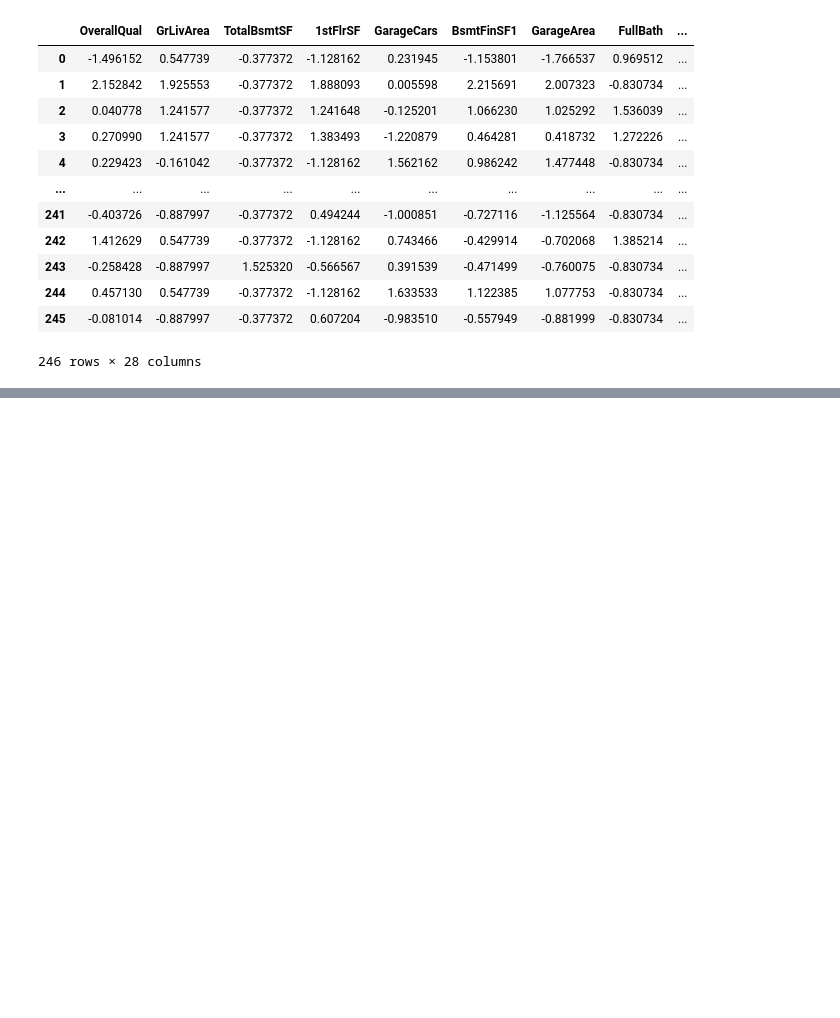
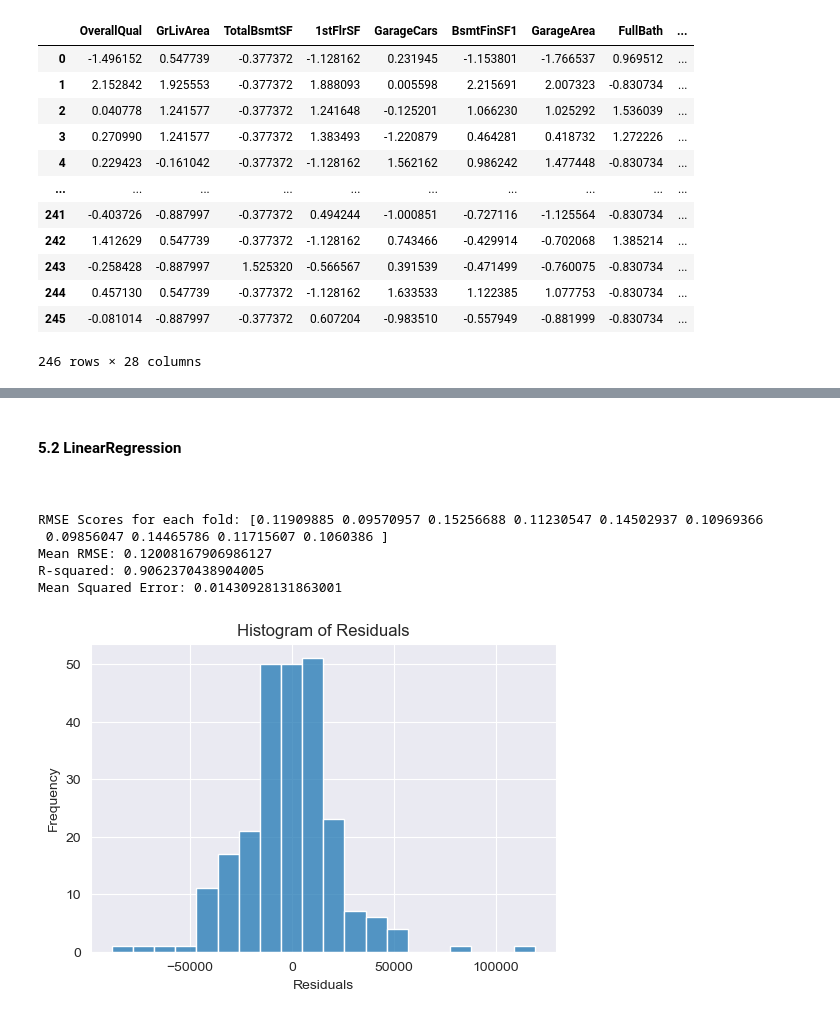
Before and after one commit to zygao930/CS010-Comprehensive-Predictive-Modeling-of-Ames-House-Prices, a Jupyter notebook: Comprehensive Predictive Modeling of Ames House Prices.ipynb, the cells around one changed output, grey strips where cells are left out. Saved outputs shown, nothing was run; the diff lists cells and outputs as text; code cells hidden in the pictures; blank space fills up the shorter version.

Commit message:
update linearregression

```diff
--- a/Comprehensive Predictive Modeling of Ames House Prices.ipynb
+++ b/Comprehensive Predictive Modeling of Ames House Prices.ipynb
@@ -630,0 +643,55 @@ X_test_transformed_df
+# %%
+from sklearn.model_selection import KFold
+from sklearn.model_selection import cross_val_score
+from sklearn.metrics import mean_squared_error
+from sklearn.metrics import r2_score
+
+num_folds = 10
+seed = 7
+
+kfold = KFold(n_splits=10, shuffle=True, random_state=seed)
+# %% [markdown]
+<br>
+
+<b>5.2 LinearRegression</b>
+
+<br>
+# %%
+from sklearn.linear_model import LinearRegression
+
+model = LinearRegression(
+    fit_intercept=True,   # Whether to calculate the intercept for this model
+    copy_X=True,          # If True, X will be copied; else, it may be overwritten
+    n_jobs=None           # The number of jobs to use for the computation. -1 means using all processors
+)
+model.fit(X_train_transformed_df,y_train)
+
+scores = cross_val_score(model,X_train_transformed_df,y_train,cv=kfold,scoring='neg_mean_squared_error')
+rmse_scores = np.sqrt(-scores)
+print("RMSE Scores for each fold:", rmse_scores)
+mean_rmse = np.mean(rmse_scores)
+print("Mean RMSE:", mean_rmse)
+
+y_predict = model.predict(X_test_transformed_df)
+mse = mean_squared_error(y_test, y_predict)
+r_squared = r2_score(y_test,y_predict)
+print("R-squared:", r_squared)
+print("Mean Squared Error:", mse)
+
+y_test_rescaled = np.exp(y_test)
+y_pred_rescaled = np.exp(y_predict)
+residuals = y_test_rescaled - y_pred_rescaled
+
+plt.figure(figsize=(6, 4))
+sns.histplot(residuals, bins=20)
+plt.xlabel("Residuals")
+plt.ylabel("Frequency")
+plt.title('Histogram of Residuals')
+plt.show()
+# %% [output]
+RMSE Scores for each fold: [0.11909885 0.09570957 0.15256688 0.11230547 0.14502937 0.10969366
+ 0.09856047 0.14465786 0.11715607 0.1060386 ]
+Mean RMSE: 0.12008167906986127
+R-squared: 0.9062370438904005
+Mean Squared Error: 0.01430928131863001
+[figure, added]
```
Also changed, not shown: parts of 1 cell of this notebook.
